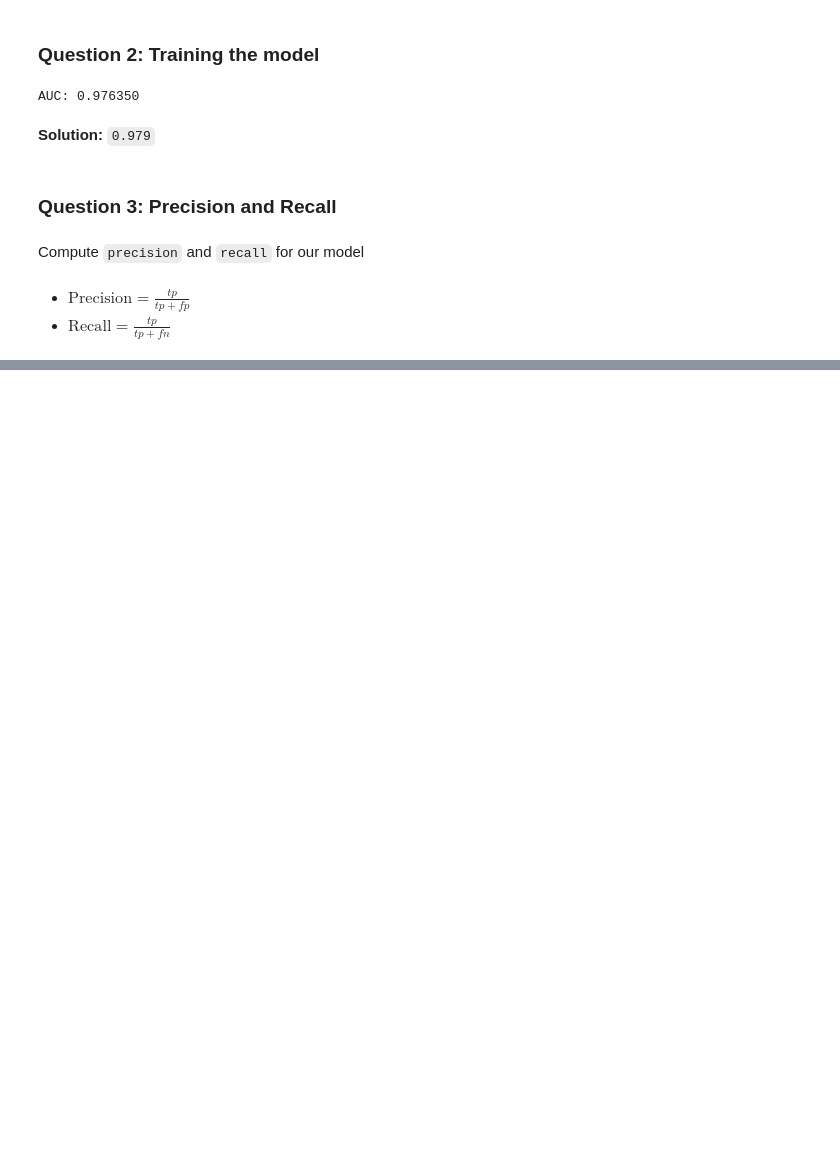
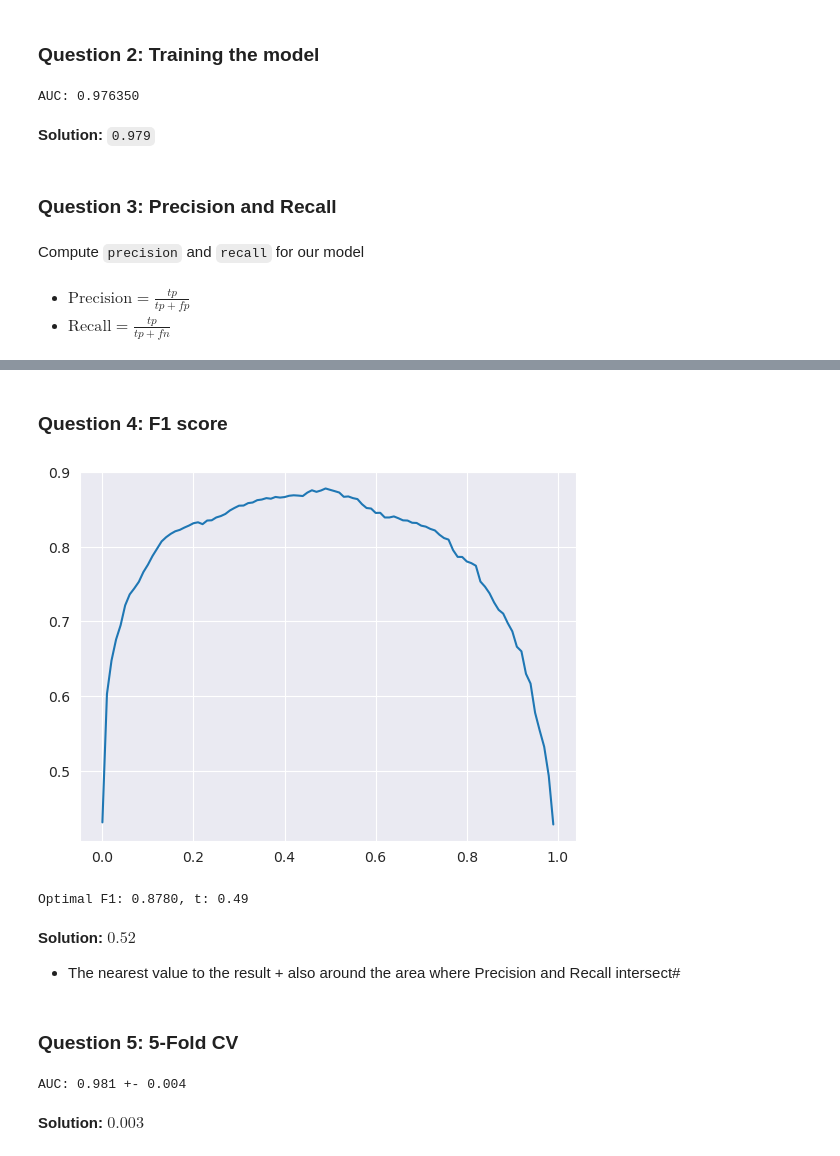
Before and after one commit to joweyel/ml-zoomcamp-material, a Jupyter notebook: 04-evaluation/homework/solution.ipynb, the cells around one changed output, grey strips where cells are left out. Cells and saved outputs as stored; diff of their text form; code cells hidden in the pictures; blank space fills up the shorter version.

```diff
--- a/04-evaluation/homework/solution.ipynb
+++ b/04-evaluation/homework/solution.ipynb
@@ -196,0 +195,17 @@ plt.show()
+# %% [markdown]
+### Question 4: F1 score
+# %%
+df_scores["F1"] = 2 * (df_scores["P"] * df_scores["R"]) / (df_scores["P"] + df_scores["R"])
+plt.plot(df_scores["threshold"], df_scores["F1"])
+plt.show()
+
+max_idx = df_scores['F1'].argmax()
+print(f"Optimal F1: {df_scores['F1'].iloc[max_idx]:.4f}, t: {df_scores['threshold'].iloc[max_idx]}")
+# %% [output]
+[figure, added]
+Optimal F1: 0.8780, t: 0.49
+# %% [markdown]
+**Solution:** $0.52$
+- The nearest value to the result + also around the area where Precision and Recall intersect#
+# %% [markdown]
+### Question 5: 5-Fold CV
@@ -196,0 +214,22 @@ plt.show()
+# %%
+scores = []
+kfold = KFold(n_splits=5, shuffle=True, random_state=1)
+
+for train_idx, val_idx in kfold.split(df_full_train):
+    df_train = df_full_train.iloc[train_idx]
+    df_val = df_full_train.iloc[val_idx]
+
+    y_train = df_train["above_average"].values
+    y_val = df_val["above_average"].values
+
+    dv, model = train(df_train, y_train)
+    y_pred = predict(df_val, dv, model)
+
+    auc = roc_auc_score(y_val, y_pred)
+    scores.append(auc)
+
+print(f"AUC: {np.mean(scores):.3f} +- {np.std(scores):.3f}")
+# %% [output]
+AUC: 0.981 +- 0.004
+# %% [markdown]
+**Solution:** $0.003$
```
Also changed, not shown: parts of 9 cells of this notebook, 1 other file.
